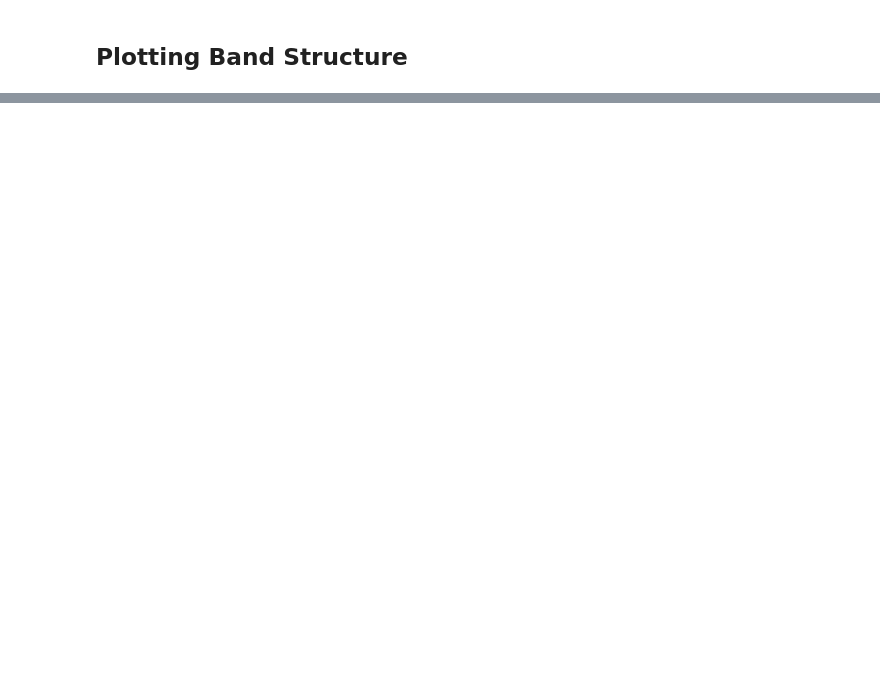
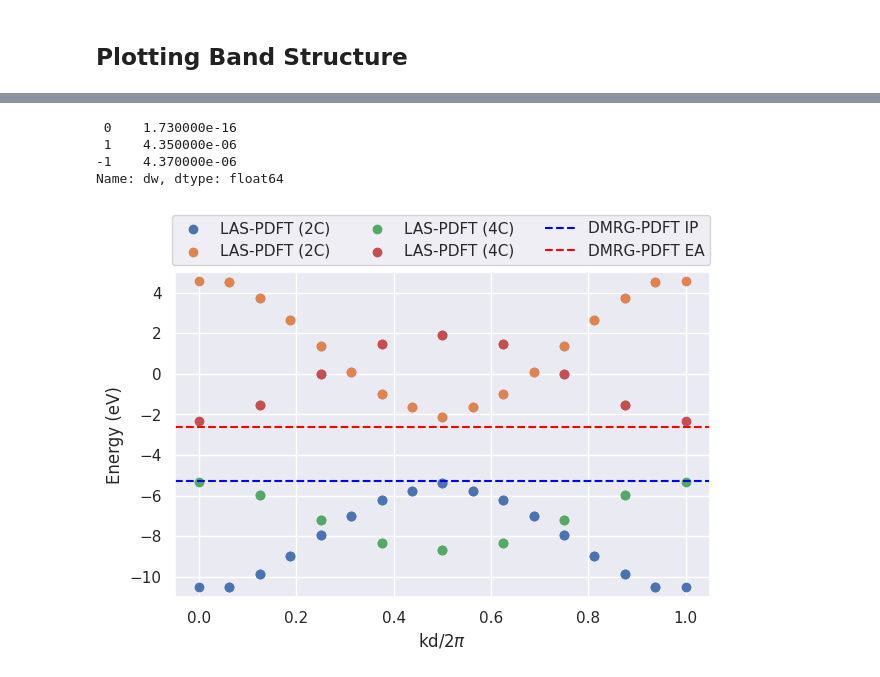
Before and after one commit to GagliardiGroup/periodiclas, a Jupyter notebook: pacircle_band_structure.ipynb, the cells around one changed output, grey strips where cells are left out. Saved outputs shown, nothing was run; the diff lists cells and outputs as text; code cells hidden in the pictures; blank space fills up the shorter version.

```diff
--- a/pacircle_band_structure.ipynb
+++ b/pacircle_band_structure.ipynb
@@ -70,0 +160,39 @@ np.round(df,2)
+# %%
+from tools.util import LASdata, DMRGdata, PeriodicData
+las = LASdata(pkl_fn="logs/pa16_frag1_dist24_lsipdft.pkl",pdft=True)
+e,k = las.get_homo()
+plt.scatter(k,e,label="LAS-PDFT (2C)")
+e,k = las.get_lumo()
+plt.scatter(k,e,label="LAS-PDFT (2C)")
+
+las = LASdata(pkl_fn="logs/pa16_frag2_dist24_lsipdft.pkl",pdft=True)
+e,k = las.get_homo()
+plt.scatter(k,e,label="LAS-PDFT (4C)")
+e,k = las.get_lumo()
+plt.scatter(k,e,label="LAS-PDFT (4C)")
+
+# las = LASdata(pkl_fn="logs/pa16_frag4_dist24_lsipdft.pkl",pdft=True)
+# e,k = las.get_homo()
+# plt.scatter(k,e,label="LAS-PDFT (8C)")
+# e,k = las.get_lumo()
+# plt.scatter(k,e,label="LAS-PDFT (8C)")
+
+dmrg = DMRGdata("logs/pa16_d24_m500.csv")
+plt.axhline(dmrg.homo,linestyle="--",color="blue",label="DMRG-PDFT IP")
+plt.axhline(dmrg.lumo,linestyle="--",color="red",label="DMRG-PDFT EA")
+
+plt.legend(bbox_to_anchor=(1.015,1.2),ncols=3)
+plt.ylim(-11,5)
+# plt.ylim(-14,9)
+
+plt.ylabel("Energy (eV)")
+plt.xlabel("kd/2$\pi$")
+plt.annotate("C",(0,6),fontsize=20)
+plt.tight_layout()
+plt.savefig("figures/pa32c_laspdft_band_structures.png",dpi=500)
+# %% [output]
+ 0    1.730000e-16
+ 1    4.350000e-06
+-1    4.370000e-06
+Name: dw, dtype: float64
+[figure, added]
```
Also changed, not shown: parts of 17 cells of this notebook, 35 other files.
